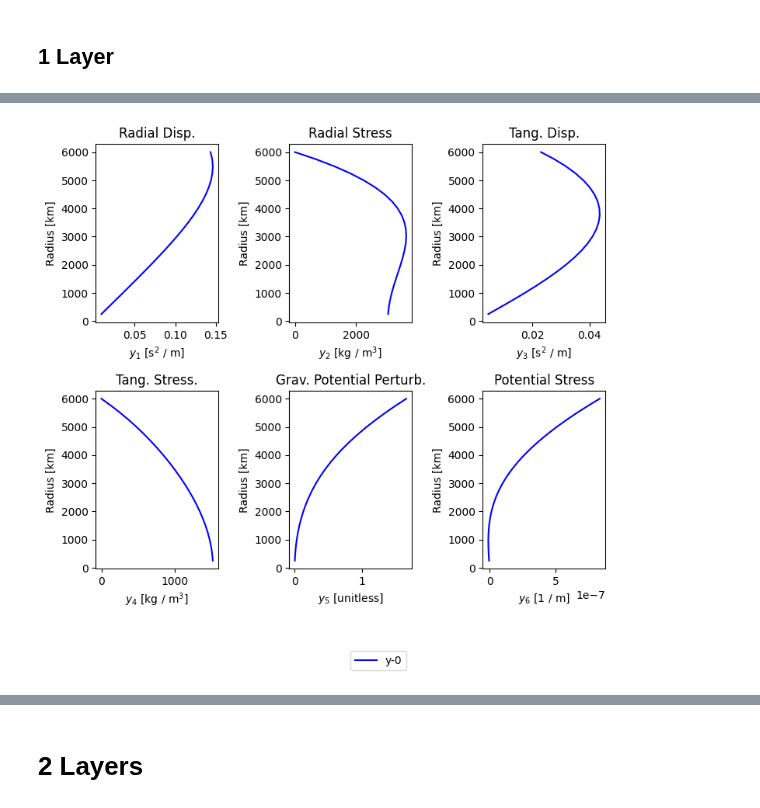
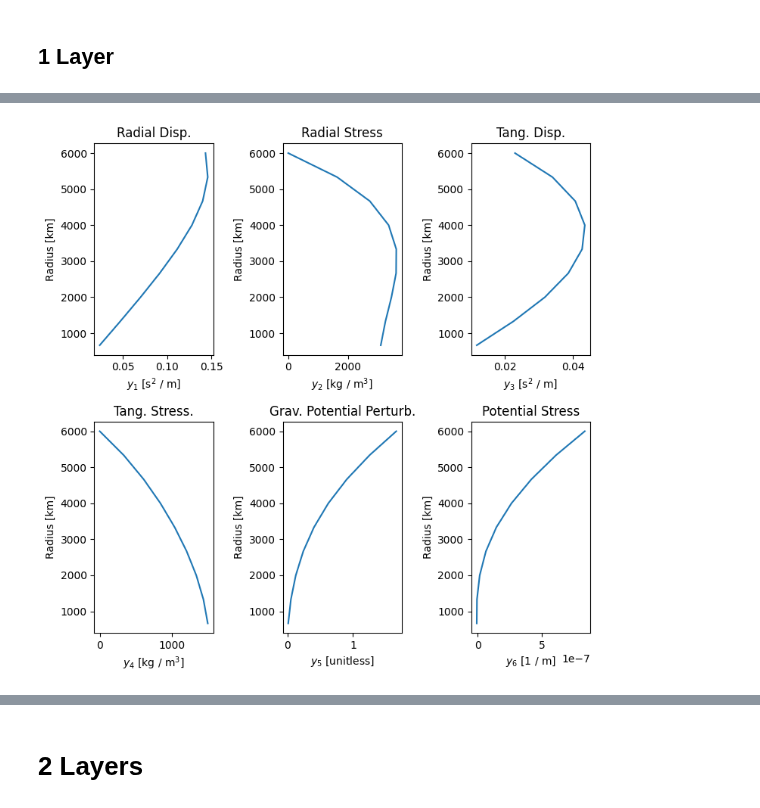
Before and after one commit to jrenaud90/TidalPy, a Jupyter notebook: Benchmarks & Performance/RadialSolver/RadialSolver Benchmarks.ipynb, the cells around one changed output, grey strips where cells are left out. Saved outputs shown, nothing was run; the diff lists cells and outputs as text; code cells hidden in the pictures.

```diff
--- a/Benchmarks & Performance/RadialSolver/RadialSolver Benchmarks.ipynb
+++ b/Benchmarks & Performance/RadialSolver/RadialSolver Benchmarks.ipynb
@@ -15,72 +45,33 @@ run_times = True
 ## 1 Layer
 # %%
 def test_1layer():
-    frequency = np.pi * 2. / (86400. * 7.5)
 
-    radius_array = np.linspace(0., 6000.0e3, 25)
-    density_array = np.ones_like(radius_array) * 5400.
-    planet_bulk_density = np.average(density_array)
-    shear_array = np.ones_like(radius_array) * 50.0e9
-    viscosity_array = np.ones_like(radius_array) * 1.0e18
+    rs_input = build_planet_constant_layers(
+        planet_radius                 = 6000.0e3,
+        forcing_frequency             = np.pi * 2. / (86400. * 7.5),
+        density_tuple                 = (5400.,),
+        static_bulk_modulus_tuple     = (1.0e11,),
+        static_shear_modulus_tuple    = (50.0e9,),
+        bulk_viscosity_tuple          = (1.0e18,),
+        shear_viscosity_tuple         = (1.0e18,),
+        layer_type_tuple              = ('solid',),
+        layer_is_static_tuple         = (False,),
+        layer_is_incompressible_tuple = (False,),
+        shear_rheology_model_tuple    = (Andrade(),),
+        bulk_rheology_model_tuple     = (Elastic(),),
+        radius_fraction_tuple         = (1.0,),
+        volume_fraction_tuple         = None,
+        slices_tuple                  = None,
+        slice_per_layer               = 10,
+        perform_checks                = False)
 
-    rheo_inst = Andrade()
-    complex_shear_modulus_array = np.empty(radius_array.size, dtype=np.complex128)
-    rheo_inst.vectorize_modulus_viscosity(frequency, shear_array, viscosity_array, complex_shear_modulus_array)
+    solution = radial_solver(*rs_input, **radial_solver_kwargs)
 
-    complex_bulk_modulus_array = np.ones(radius_array.shape, dtype=np.complex128) * (1.0e11 + 0.0j)
-
-    input_dict = dict(
-        radius_array=radius_array,
-        density_array=density_array,
-        complex_bulk_modulus_array=complex_bulk_modulus_array,
-        complex_shear_modulus_array=complex_shear_modulus_array,
-        frequency=frequency,
-        planet_bulk_density=planet_bulk_density,
-        layer_types=('solid',),
-        is_static_bylayer=(False,),
-        is_incompressible_bylayer=(False,),
-        upper_radius_bylayer_array=np.asarray([radius_array[-1]]),
-        surface_pressure = 0.0,
-        degree_l = 2,
-        solve_for = None,
-        core_condition = 0,
-        use_kamata = True,
-        starting_radius = 0.1,
-        start_radius_tolerance = 1.0e-5,
-        integration_method = 'DOP853',
-        integration_rtol = 1.0e-3,
-        integration_atol = 1.0e-4,
-        scale_rtols_bylayer_type = False,
-        max_num_steps = 500_000,
-        expected_size = 200,
-        max_ram_MB = 500,
-        max_step = 0,
-        nondimensionalize = True,
-        use_prop_matrix = False,
-        verbose = False,
-        warnings = False,
-        raise_on_fail = False,
-        eos_method_bylayer = None,
-        eos_integration_method = 'RK45',
-        eos_rtol = 1.0e-4,
-        eos_atol = 1.0e-8,
-        eos_pressure_tol = 1.0e-2,
-        eos_max_iters = 50,
-        perform_checks = False
-    )
-
-    solution = radial_solver(**input_dict)
-
-    print("Result Success:", solution.success)
-    print("Result Message:", solution.message)
+    print("Result Success:", solution.success, "Result Message:", solution.message)
 
     if run_times:
-        %timeit radial_solver(**input_dict)
-
-    ys = solution.result
-
-    print(f'Shape: {ys.shape}.')
-    yplot([ys], [radius_array], colors=['b'])
+        %timeit radial_solver(*rs_input, **radial_solver_kwargs)
+    solution.plot_ys()
 
     print("Steps Required:")
     print(solution.steps_taken)
@@ -102,6 +93,7 @@ def test_1layer():
 #   Apples to Apples: 3.85ms; 3.86ms; 4.0ms
 #   Using Better tolerances:
 #     0.631ms; 0.628ms; 0.638ms
+#     0.269ms; 0.266ms; 0.278ms
 
 solution = test_1layer()
 # %% [output]
@@ -113,2 +103,2 @@ Shape: (6, 25).
-[figure, old version]
+[figure, new version]
 Steps Required:
```
Also changed, not shown: parts of 4 cells of this notebook, 7 other files.
